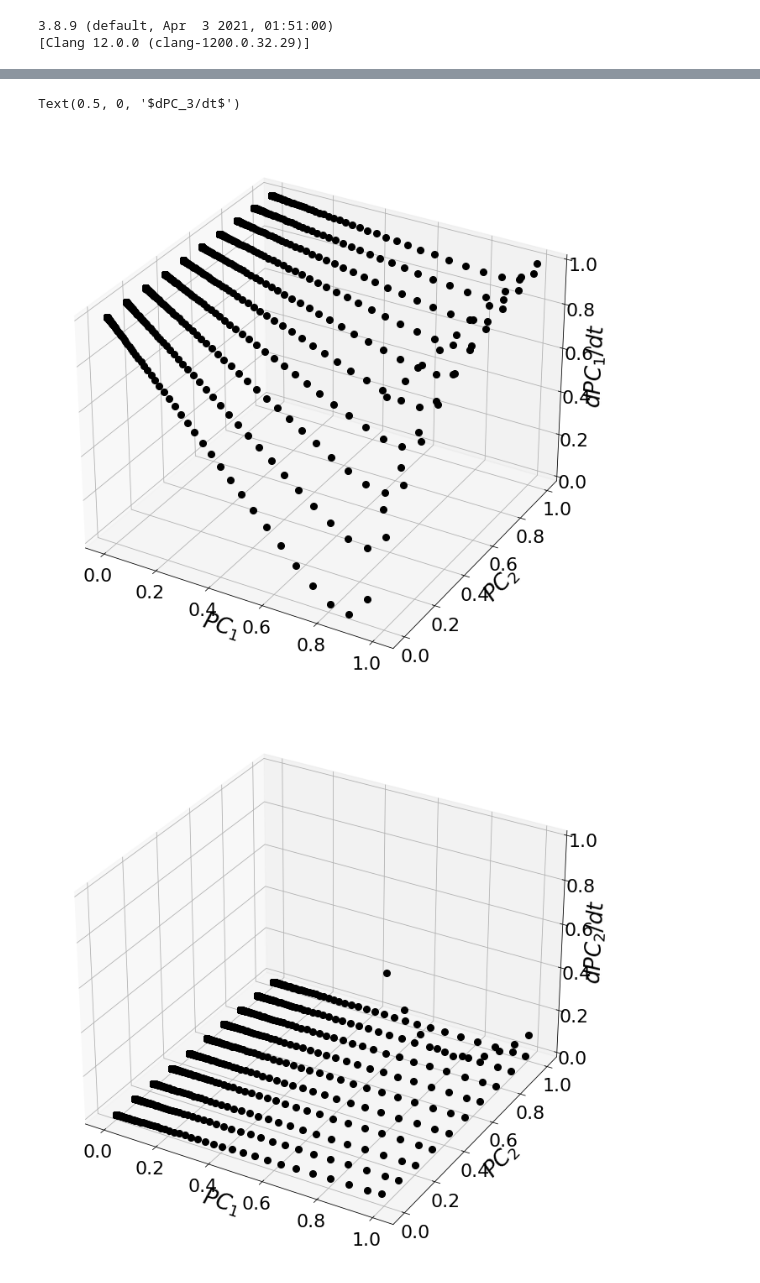
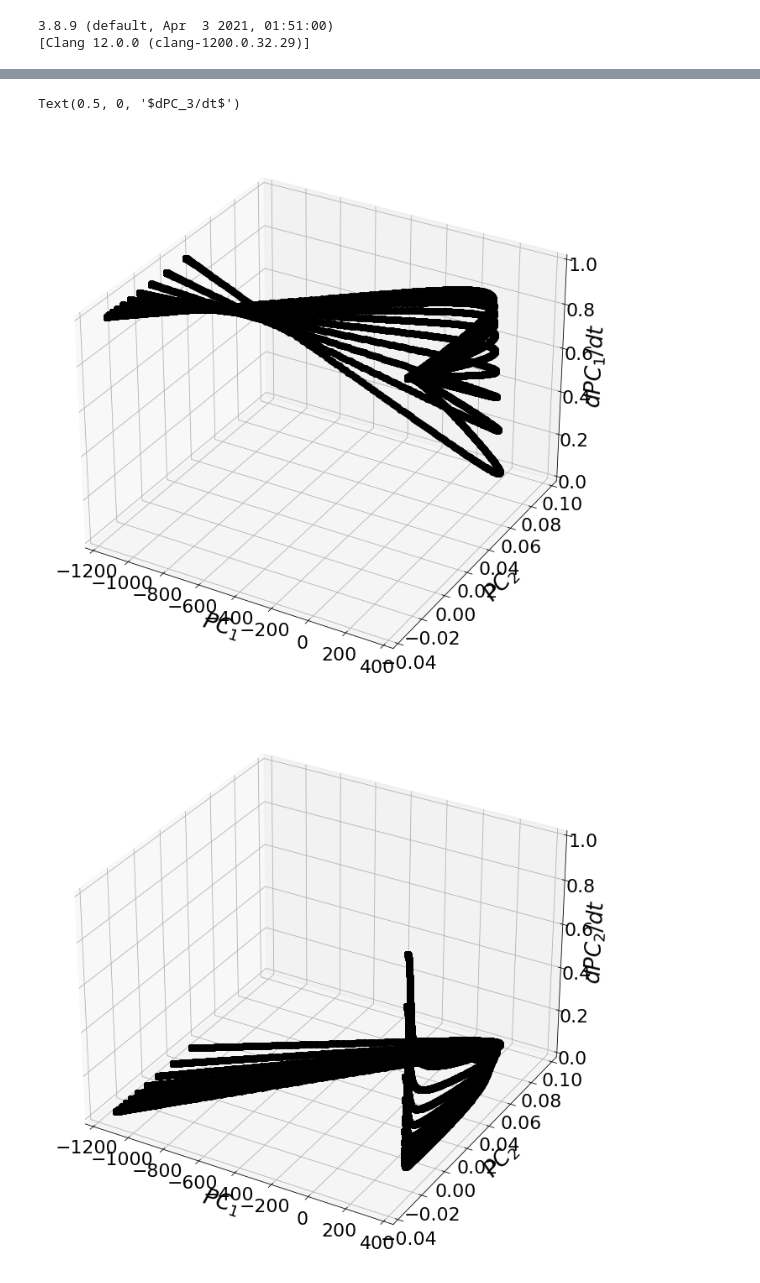
Before and after one commit to simoneventuri/ROMNet_, a Jupyter notebook: scripts/generating_data/PSReactor/Generate_Data_3.ipynb, the cells around one changed output, grey strips where cells are left out. Cells and saved outputs as stored; diff of their text form; code cells hidden in the pictures.

```diff
--- a/scripts/generating_data/PSReactor/Generate_Data_3.ipynb
+++ b/scripts/generating_data/PSReactor/Generate_Data_3.ipynb
@@ -117,27 +132,27 @@ Ny = ySourcee_pca.shape[1]
 # %%
 # Plotting Sources vs States
 
 fig  = plt.figure(figsize=(16,12))
 ax   = plt.axes(projection='3d')
-ax.plot3D( yMatt_pca[:,0], yMatt_pca[:,3], ySourcee_pca[:,0], 'ok',  linewidth=2)
+ax.plot3D( yMat_pca[:,0], yMat_pca[:,1], ySourcee_pca[:,0], 'ok',  linewidth=2)
 ax.set_xlabel(r'$PC_1$')
 ax.set_ylabel(r'$PC_2$')
 ax.set_zlabel(r'$dPC_1/dt$')
 
 fig  = plt.figure(figsize=(16,12))
 ax   = plt.axes(projection='3d')
-ax.plot3D( yMatt_pca[:,0], yMatt_pca[:,3], ySourcee_pca[:,1], 'ok',  linewidth=2)
+ax.plot3D( yMat_pca[:,0], yMat_pca[:,1], ySourcee_pca[:,1], 'ok',  linewidth=2)
 ax.set_xlabel(r'$PC_1$')
 ax.set_ylabel(r'$PC_2$')
 ax.set_zlabel(r'$dPC_2/dt$')
 
 fig  = plt.figure(figsize=(16,12))
 ax   = plt.axes(projection='3d')
-ax.plot3D( yMatt_pca[:,0], yMatt_pca[:,3], ySourcee_pca[:,2], 'ok',  linewidth=2)
+ax.plot3D( yMat_pca[:,0], yMat_pca[:,1], ySourcee_pca[:,2], 'ok',  linewidth=2)
 ax.set_xlabel(r'$PC_1$')
 ax.set_ylabel(r'$PC_2$')
 ax.set_zlabel(r'$dPC_3/dt$')
 # %% [output]
 Text(0.5, 0, '$dPC_3/dt$')
-[figure, old version]
+[figure, new version]
-[figure, old version]
+[figure, new version]
```
Also changed, not shown: parts of 8 cells of this notebook, 14 other files.
